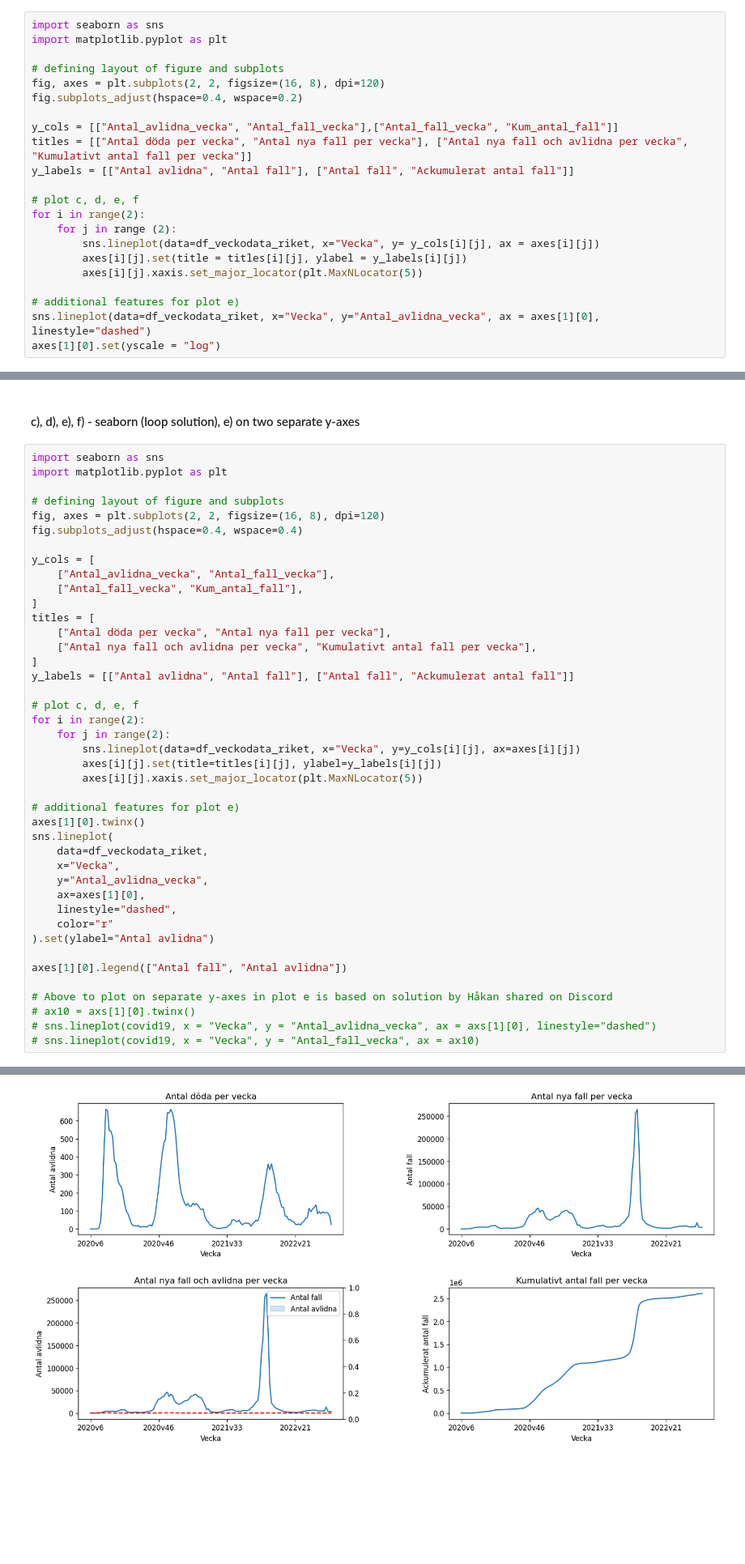
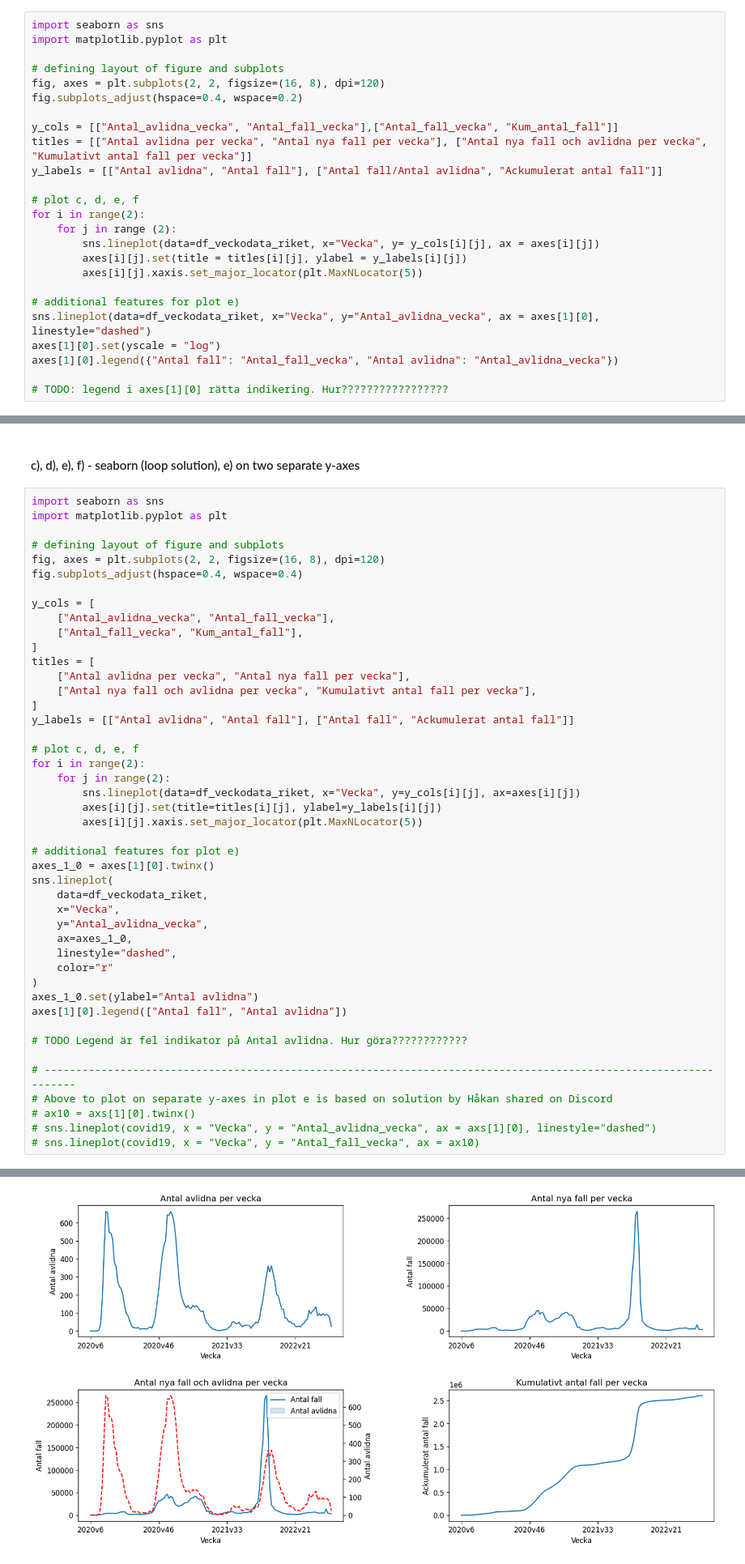
Before and after one commit to DorotaBjoorn/Databehandling-Dorota-Bjoorn, a Jupyter notebook: Lab/Lab_uppg01.ipynb, the cells around one changed output, grey strips where cells are left out. Shown: that part at 81% size. Drawn from its saved outputs; the diff is of its cells as text; blank space fills up the shorter version.

Commit message:
Seaborn improvements. Legend not solved

```diff
--- a/Lab/Lab_uppg01.ipynb
+++ b/Lab/Lab_uppg01.ipynb
@@ -128,8 +128,8 @@ fig, axes = plt.subplots(2, 2, figsize=(16, 8), dpi=120)
 fig.subplots_adjust(hspace=0.4, wspace=0.2)
 
 y_cols = [["Antal_avlidna_vecka", "Antal_fall_vecka"],["Antal_fall_vecka", "Kum_antal_fall"]]
-titles = [["Antal döda per vecka", "Antal nya fall per vecka"], ["Antal nya fall och avlidna per vecka", "Kumulativt antal fall per vecka"]]
-y_labels = [["Antal avlidna", "Antal fall"], ["Antal fall", "Ackumulerat antal fall"]]
+titles = [["Antal avlidna per vecka", "Antal nya fall per vecka"], ["Antal nya fall och avlidna per vecka", "Kumulativt antal fall per vecka"]]
+y_labels = [["Antal avlidna", "Antal fall"], ["Antal fall/Antal avlidna", "Ackumulerat antal fall"]]
 
 # plot c, d, e, f
 for i in range(2):
@@ -141,4 +141,7 @@ for i in range(2):
 # additional features for plot e)
 sns.lineplot(data=df_veckodata_riket, x="Vecka", y="Antal_avlidna_vecka", ax = axes[1][0], linestyle="dashed")
 axes[1][0].set(yscale = "log")
+axes[1][0].legend({"Antal fall": "Antal_fall_vecka", "Antal avlidna": "Antal_avlidna_vecka"})
+
+# TODO: legend i axes[1][0] rätta indikering. Hur?????????????????
 # %% [output]
@@ -158,39 +161,42 @@ y_cols = [
     ["Antal_avlidna_vecka", "Antal_fall_vecka"],
     ["Antal_fall_vecka", "Kum_antal_fall"],
 ]
 titles = [
-    ["Antal döda per vecka", "Antal nya fall per vecka"],
+    ["Antal avlidna per vecka", "Antal nya fall per vecka"],
     ["Antal nya fall och avlidna per vecka", "Kumulativt antal fall per vecka"],
 ]
 y_labels = [["Antal avlidna", "Antal fall"], ["Antal fall", "Ackumulerat antal fall"]]
 
 # plot c, d, e, f
 for i in range(2):
     for j in range(2):
         sns.lineplot(data=df_veckodata_riket, x="Vecka", y=y_cols[i][j], ax=axes[i][j])
         axes[i][j].set(title=titles[i][j], ylabel=y_labels[i][j])
         axes[i][j].xaxis.set_major_locator(plt.MaxNLocator(5))
 
 # additional features for plot e)
-axes[1][0].twinx()
+axes_1_0 = axes[1][0].twinx()
 sns.lineplot(
     data=df_veckodata_riket,
     x="Vecka",
     y="Antal_avlidna_vecka",
-    ax=axes[1][0],
+    ax=axes_1_0,
     linestyle="dashed",
     color="r"
-).set(ylabel="Antal avlidna")
-
+)
+axes_1_0.set(ylabel="Antal avlidna")
 axes[1][0].legend(["Antal fall", "Antal avlidna"])
 
+# TODO Legend är fel indikator på Antal avlidna. Hur göra????????????
+
+# -----------------------------------------------------------------------------------------------------------------
 # Above to plot on separate y-axes in plot e is based on solution by Håkan shared on Discord
 # ax10 = axs[1][0].twinx()
 # sns.lineplot(covid19, x = "Vecka", y = "Antal_avlidna_vecka", ax = axs[1][0], linestyle="dashed")
 # sns.lineplot(covid19, x = "Vecka", y = "Antal_fall_vecka", ax = ax10)
 # %% [output]
 <matplotlib.legend.Legend at 0x...>
-[figure, old version]
+[figure, new version]
 # %% [markdown]
 #### c) Plotly express
 # %%
```
Also changed, not shown: parts of 1 cell of this notebook.
